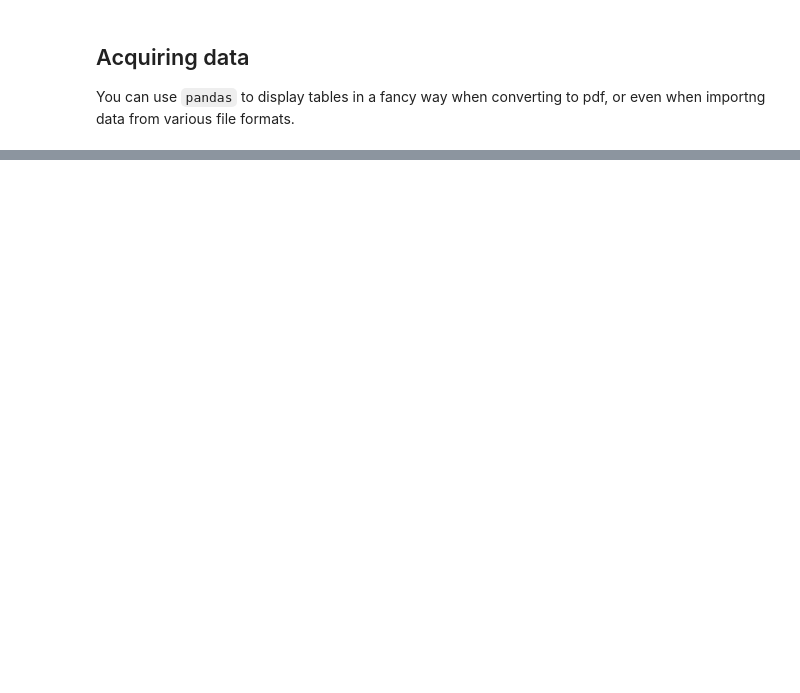
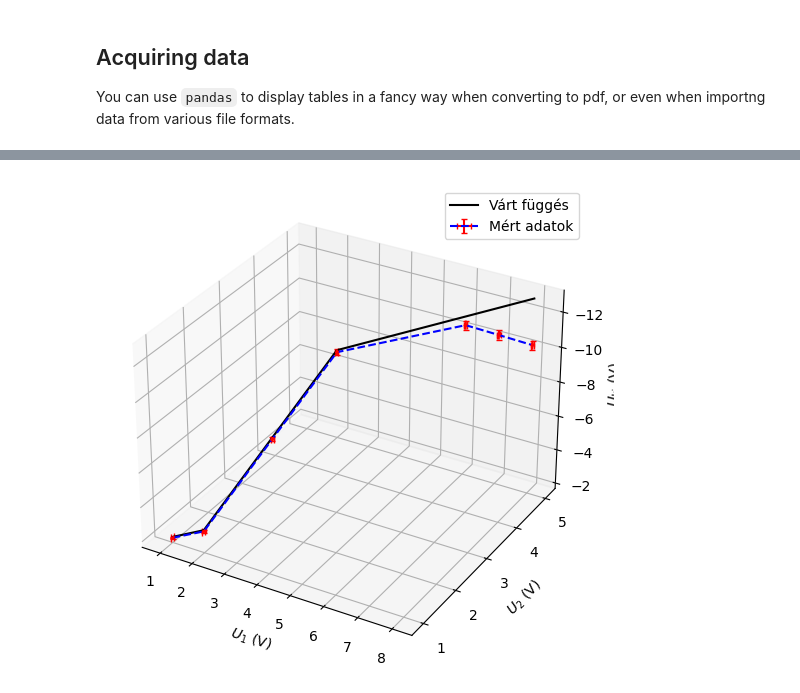
Before and after one commit to Sefi100/template, a Jupyter notebook: sample.ipynb, the cells around one changed output, grey strips where cells are left out. Drawn from its saved outputs; the diff is of its cells as text; code cells hidden in the pictures; blank space fills up the shorter version.

```diff
--- a/sample.ipynb
+++ b/sample.ipynb
@@ -118,0 +210,26 @@ import matplotlib.pyplot as plt
+# %%
+from mpl_toolkits.mplot3d import Axes3D
+
+#yaaaay more stuff
+Rx1=0.995*1000
+Rx2=0.991*1000
+Rv=0.99*1000
+Rs=100*1000
+U1= np.array([1., 2., 2., 2., 6., 7., 8.])
+U2= np.array([1., 1., 3., 5., 5., 5., 5.])
+Uki= np.array([-1.95, -2.93, -4.91, -6.88, -10.50, -10.44, -10.37])
+
+
+fig = plt.figure()
+ax = Axes3D(fig, auto_add_to_figure=False)
+fig.add_axes(ax)
+ax.errorbar(U1, U2, Uki, fmt='b--', xerr=0.05, yerr=0.05, zerr=Uki*0.025, ecolor='r', capsize=2, label='Mért adatok')
+ax.plot(U1, U2, -U1-U2, 'k-', label='Várt függés')
+ax.invert_zaxis()
+ax.set_xlabel(r'$U_1$ (V)')
+ax.set_ylabel(r'$U_2$ (V)')
+ax.set_zlabel(r'$U_\mathrm{ki}$ (V)')
+ax.legend()
+plt.show()
+# %% [output]
+[figure, added]
```
Also changed, not shown: parts of 22 cells of this notebook, 2 other files.
